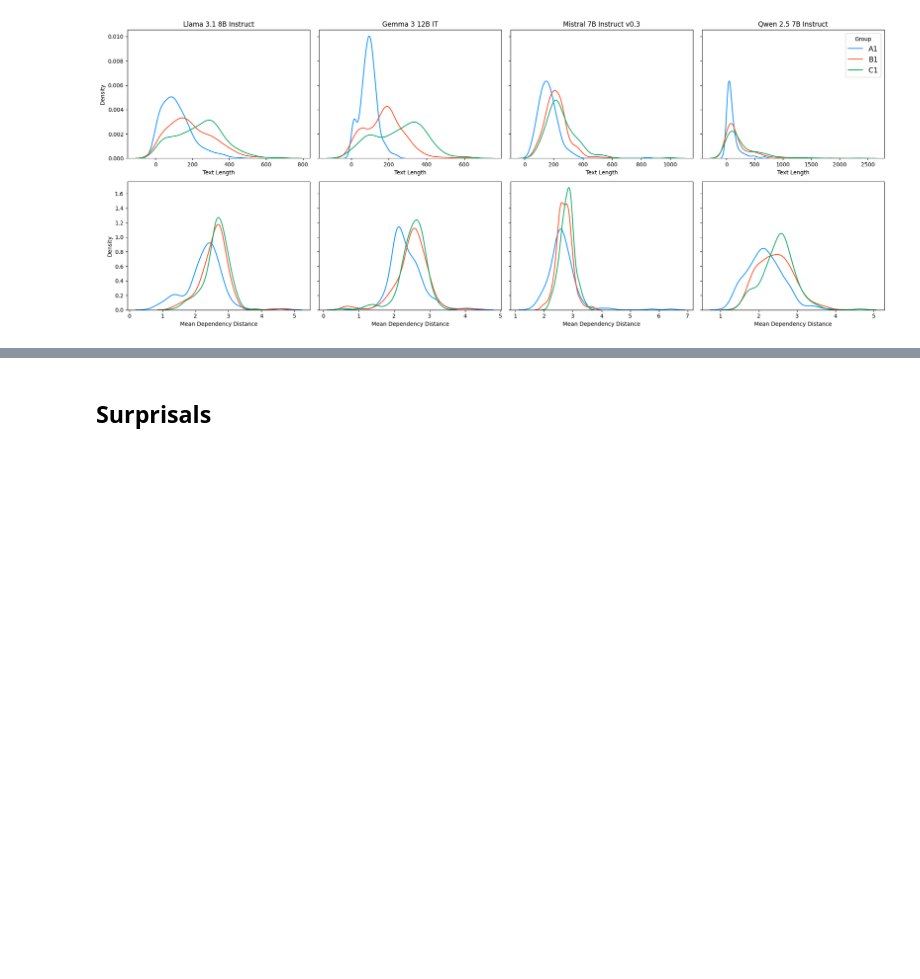
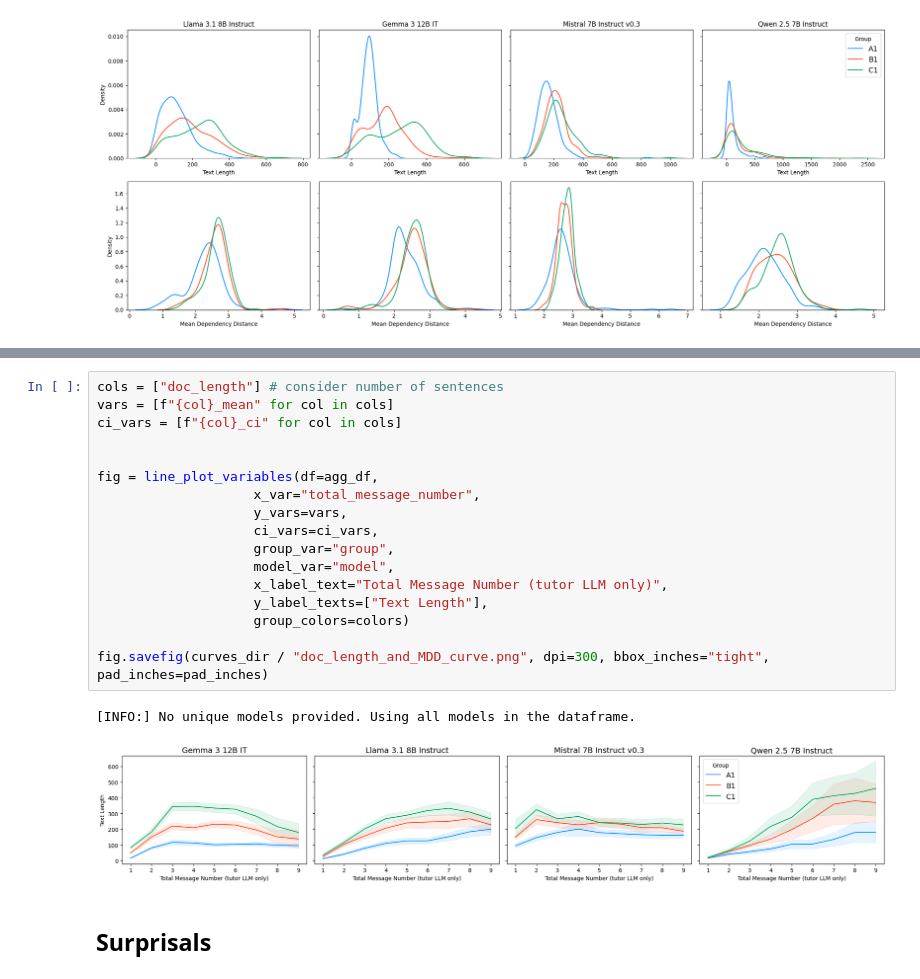
Before and after one commit to INTERACT-LLM/alignment-drift-llms, a Jupyter notebook: src/plotting.ipynb, the cells around one changed output, grey strips where cells are left out. Cells and saved outputs as stored; diff of their text form; blank space fills up the shorter version.

```diff
--- a/src/plotting.ipynb
+++ b/src/plotting.ipynb
@@ -156,3 +180,23 @@ fig.savefig(curves_dir / "doc_length_and_MDD_curve.png", dpi=300, bbox_inches="t
+# %%
+cols = ["doc_length"] # consider number of sentences
+vars = [f"{col}_mean" for col in cols]
+ci_vars = [f"{col}_ci" for col in cols]
+
+
+fig = line_plot_variables(df=agg_df,
+                    x_var="total_message_number",
+                    y_vars=vars,
+                    ci_vars=ci_vars,
+                    group_var="group",
+                    model_var="model",
+                    x_label_text="Total Message Number (tutor LLM only)",
+                    y_label_texts=["Text Length"],
+                    group_colors=colors)
+
+fig.savefig(curves_dir / "doc_length_and_MDD_curve.png", dpi=300, bbox_inches="tight", pad_inches=pad_inches)
+# %% [output]
+[INFO:] No unique models provided. Using all models in the dataframe.
+[figure, added]
 # %% [markdown]
 ## Surprisals
 # %%
```
Also changed, not shown: parts of 5 cells of this notebook, 4 other files.
